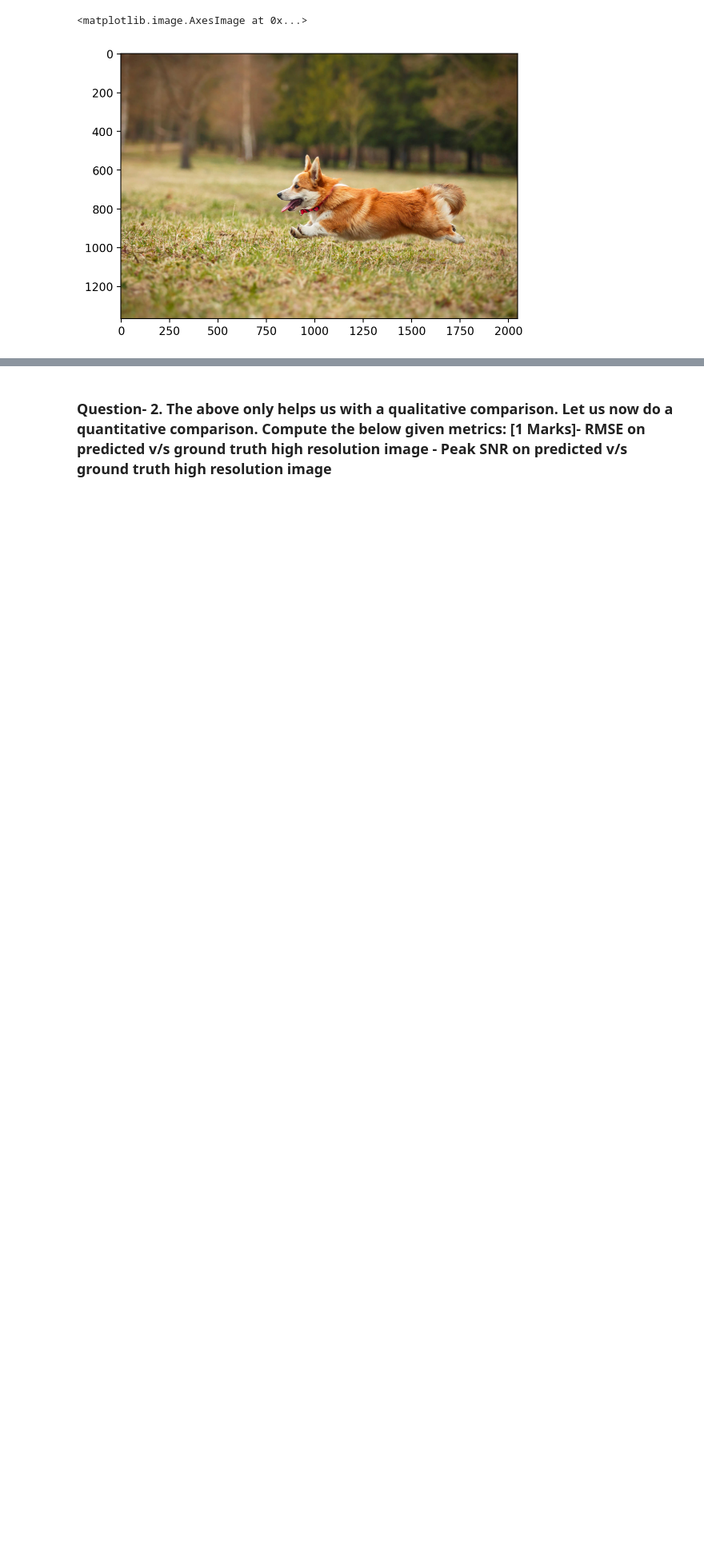
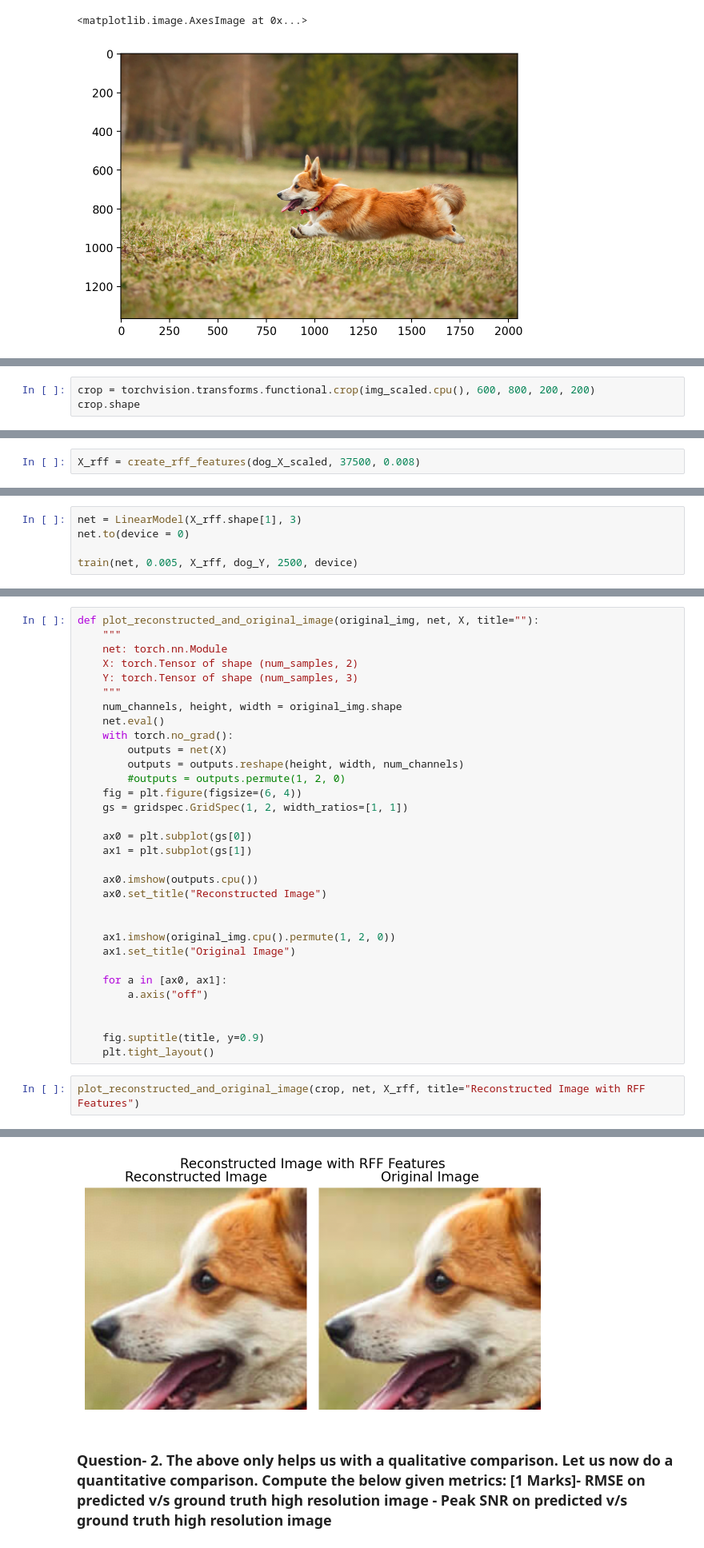
Before and after one commit to AbhayVG/ES335-Assigment-2, a Jupyter notebook: Task 3/task_3.ipynb, the cells around one changed output, grey strips where cells are left out. Shown at 80% size. Drawn from its saved outputs; the diff is of its cells as text; blank space fills up the shorter version.

```diff
--- a/Task 3/task_3.ipynb
+++ b/Task 3/task_3.ipynb
@@ -136,0 +169,3 @@ plt.show()
+# %%
+crop = torchvision.transforms.functional.crop(img_scaled.cpu(), 600, 800, 200, 200)
+crop.shape
@@ -136,0 +231,2 @@ plt.show()
+# %%
+X_rff = create_rff_features(dog_X_scaled, 37500, 0.008)
@@ -136,0 +267,5 @@ plt.show()
+# %%
+net = LinearModel(X_rff.shape[1], 3)
+net.to(device = 0)
+
+train(net, 0.005, X_rff, dog_Y, 2500, device)
@@ -136,0 +291,35 @@ plt.show()
+# %%
+def plot_reconstructed_and_original_image(original_img, net, X, title=""):
+    """
+    net: torch.nn.Module
+    X: torch.Tensor of shape (num_samples, 2)
+    Y: torch.Tensor of shape (num_samples, 3)
+    """
+    num_channels, height, width = original_img.shape
+    net.eval()
+    with torch.no_grad():
+        outputs = net(X)
+        outputs = outputs.reshape(height, width, num_channels)
+        #outputs = outputs.permute(1, 2, 0)
+    fig = plt.figure(figsize=(6, 4))
+    gs = gridspec.GridSpec(1, 2, width_ratios=[1, 1])
+
+    ax0 = plt.subplot(gs[0])
+    ax1 = plt.subplot(gs[1])
+
+    ax0.imshow(outputs.cpu())
+    ax0.set_title("Reconstructed Image")
+
+
+    ax1.imshow(original_img.cpu().permute(1, 2, 0))
+    ax1.set_title("Original Image")
+
+    for a in [ax0, ax1]:
+        a.axis("off")
+
+
+    fig.suptitle(title, y=0.9)
+    plt.tight_layout()
+# %%
+plot_reconstructed_and_original_image(crop, net, X_rff, title="Reconstructed Image with RFF Features")
+# %% [output]
@@ -137,2 +327,3 @@ plt.show()
+[figure, added]
 # %% [markdown]
 ### Question- 2. The above only helps us with a qualitative comparison. Let us now do a quantitative comparison. Compute the below given metrics:  **[1 Marks]**- RMSE on predicted v/s ground truth high resolution image - Peak SNR on predicted v/s ground truth high resolution image
```
Also changed, not shown: parts of 17 cells of this notebook, 1 other file.
